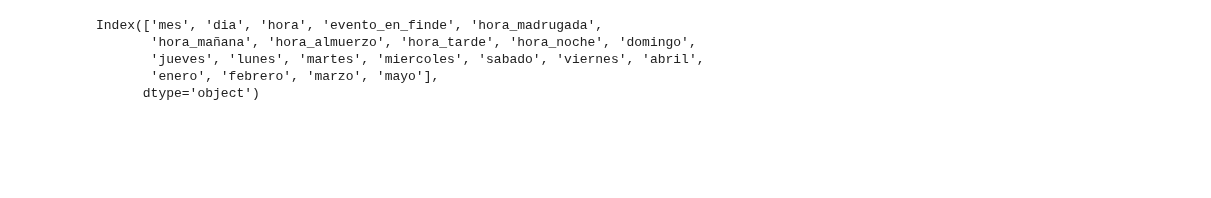
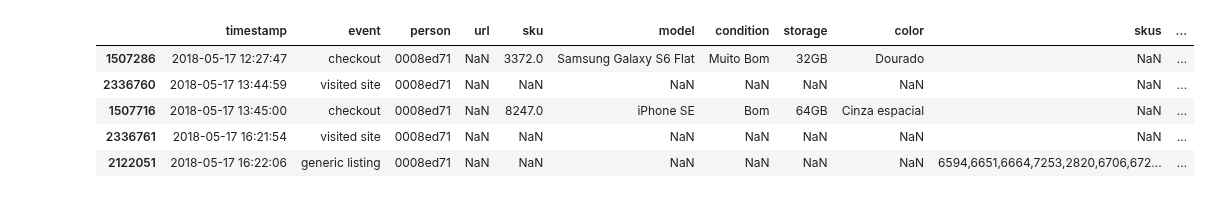
Before and after one commit to asilvestri2020/7506_2C2018, a Jupyter notebook: TP2/Borrador_Axel.ipynb, the cells around one changed output. Drawn from its saved outputs; the diff is of its cells as text; code cells hidden in the pictures; blank space fills up the shorter version.

```diff
--- a/TP2/Borrador_Axel.ipynb
+++ b/TP2/Borrador_Axel.ipynb
@@ -6,12 +10,14 @@ import matplotlib.pyplot as plt
 import seaborn as sns
 import datetime as DT
 import warnings
+from sklearn.ensemble import RandomForestClassifier
+from sklearn import metrics
+
 %matplotlib inline
 warnings.filterwarnings('ignore')
 plt.style.use('default')
 sns.set(style="whitegrid")
 plt.rcParams['figure.figsize'] = (15, 10)
-pd.set_option('display.max_columns', 100)
-# Load scikit's random forest classifier library
-from sklearn.ensemble import RandomForestClassifier
+pd.set_option('display.max_columns', 1000)
+np.set_printoptions(threshold=np.nan)
 # %%
@@ -102,8 +109,15 @@ eventos.loc[((eventos.hora > 18) & (eventos.hora < 24)), 'hora_noche'] = 1
 # TRANSFORMAMOS EN CATEGÓRICAS EL DÍA DE LA SEMANA Y EL MES.
 eventos['diasemana'] = eventos['diasemana'].astype('category')
 eventos['mesMayus'] = eventos['mesMayus'].astype('category')
+# %%
+# COMO TENEMOS UN EVENTO CON EL MISMO NOMBRE SE GENERA CONFLICTOS,
+# ERGO LE MODIFICAMOS EL NOMBRE PARA NO TENER DOS COLUMNAS CON = NOMBRE Y DISTINTO TIPO.
+eventos.rename(columns={'staticpage': 'Genstatpage'}, inplace=True)
 # %%
-dummies_diasemana = pd.get_dummies(eventos['diasemana'], drop_first=False)
-eventos = pd.concat([eventos, dummies_diasemana], axis=1)
-dummies_mesMayus = pd.get_dummies(eventos['mesMayus'], drop_first=False)
-eventos = pd.concat([eventos, dummies_mesMayus], axis=1)
+# COLUMNAS DONDE POR CADA REGISTRO SABEMOS QUE TENEMOS UN VALOR (SIEMPRE PRESENTES)
+dummies = pd.get_dummies(eventos['diasemana'], drop_first=False)
+eventos = pd.concat([eventos, dummies], axis=1)
+dummies = pd.get_dummies(eventos['mesMayus'], drop_first=False)
+eventos = pd.concat([eventos, dummies], axis=1)
+dummies = pd.get_dummies(eventos['event'], drop_first=False)
+eventos = pd.concat([eventos, dummies], axis=1)
@@ -139,8 +124,9 @@ features = train_completo.columns
-# %%
-features
-# %% [output]
-Index(['mes', 'dia', 'hora', 'evento_en_finde', 'hora_madrugada',
-       'hora_mañana', 'hora_almuerzo', 'hora_tarde', 'hora_noche', 'domingo',
-       'jueves', 'lunes', 'martes', 'miercoles', 'sabado', 'viernes', 'abril',
-       'enero', 'febrero', 'marzo', 'mayo'],
-      dtype='object')
+# %%
+eventos.head()
+# %% [output]
+|  | timestamp | event | person | url | sku | model | condition | storage | color | skus | ... |
+| 1507286 | 2018-05-17 12:27:47 | checkout | 0008ed71 | NaN | 3372.0 | Samsung Galaxy S6 Flat | Muito Bom | 32GB | Dourado | NaN | ... |
+| 2336760 | 2018-05-17 13:44:59 | visited site | 0008ed71 | NaN | NaN | NaN | NaN | NaN | NaN | NaN | ... |
+| 1507716 | 2018-05-17 13:45:00 | checkout | 0008ed71 | NaN | 8247.0 | iPhone SE | Bom | 64GB | Cinza espacial | NaN | ... |
+| 2336761 | 2018-05-17 16:21:54 | visited site | 0008ed71 | NaN | NaN | NaN | NaN | NaN | NaN | NaN | ... |
+| 2122051 | 2018-05-17 16:22:06 | generic listing | 0008ed71 | NaN | NaN | NaN | NaN | NaN | NaN | 6594,6651,6664,7253,2820,6706,672... | ... |
```
Also changed, not shown: parts of 29 cells of this notebook.
